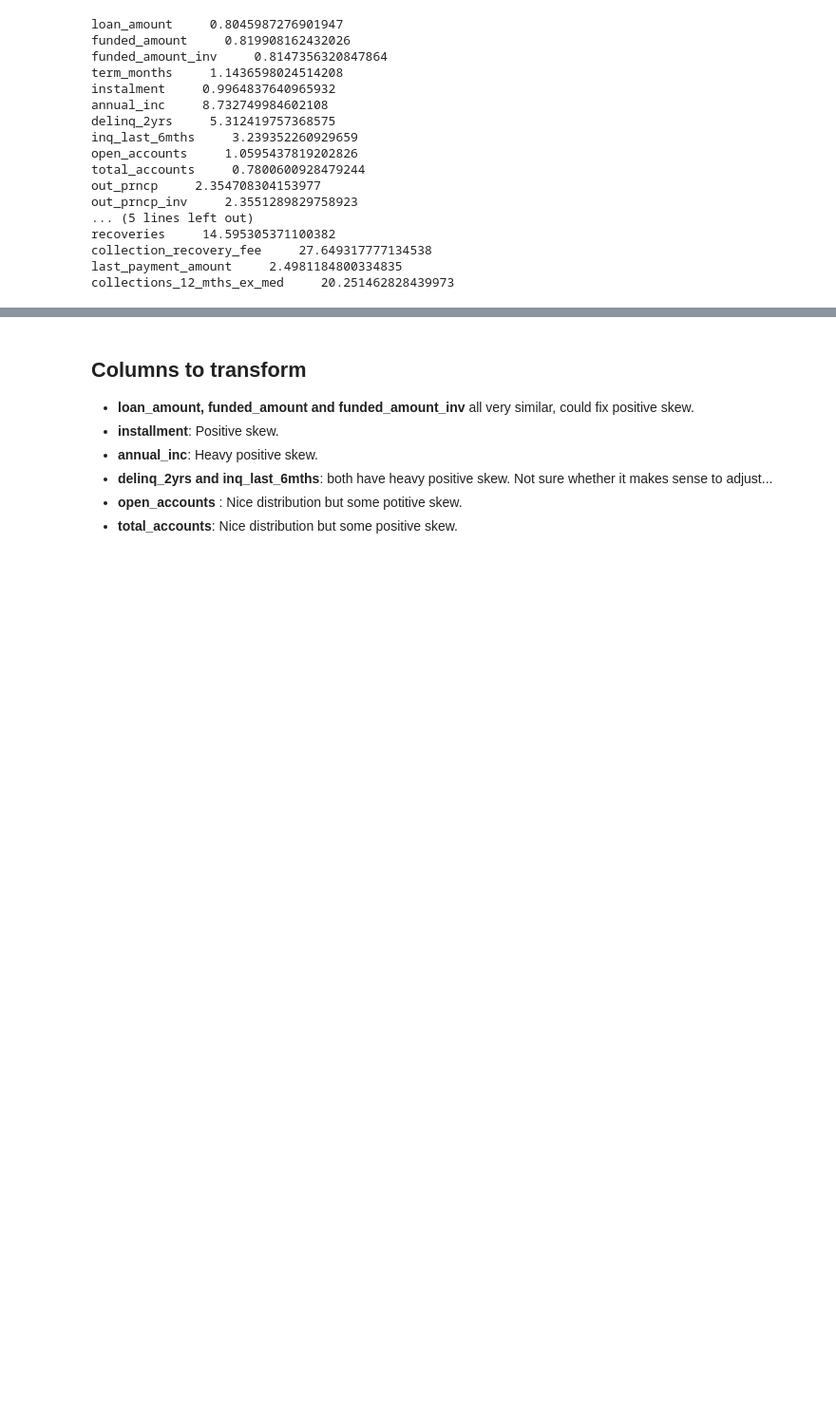
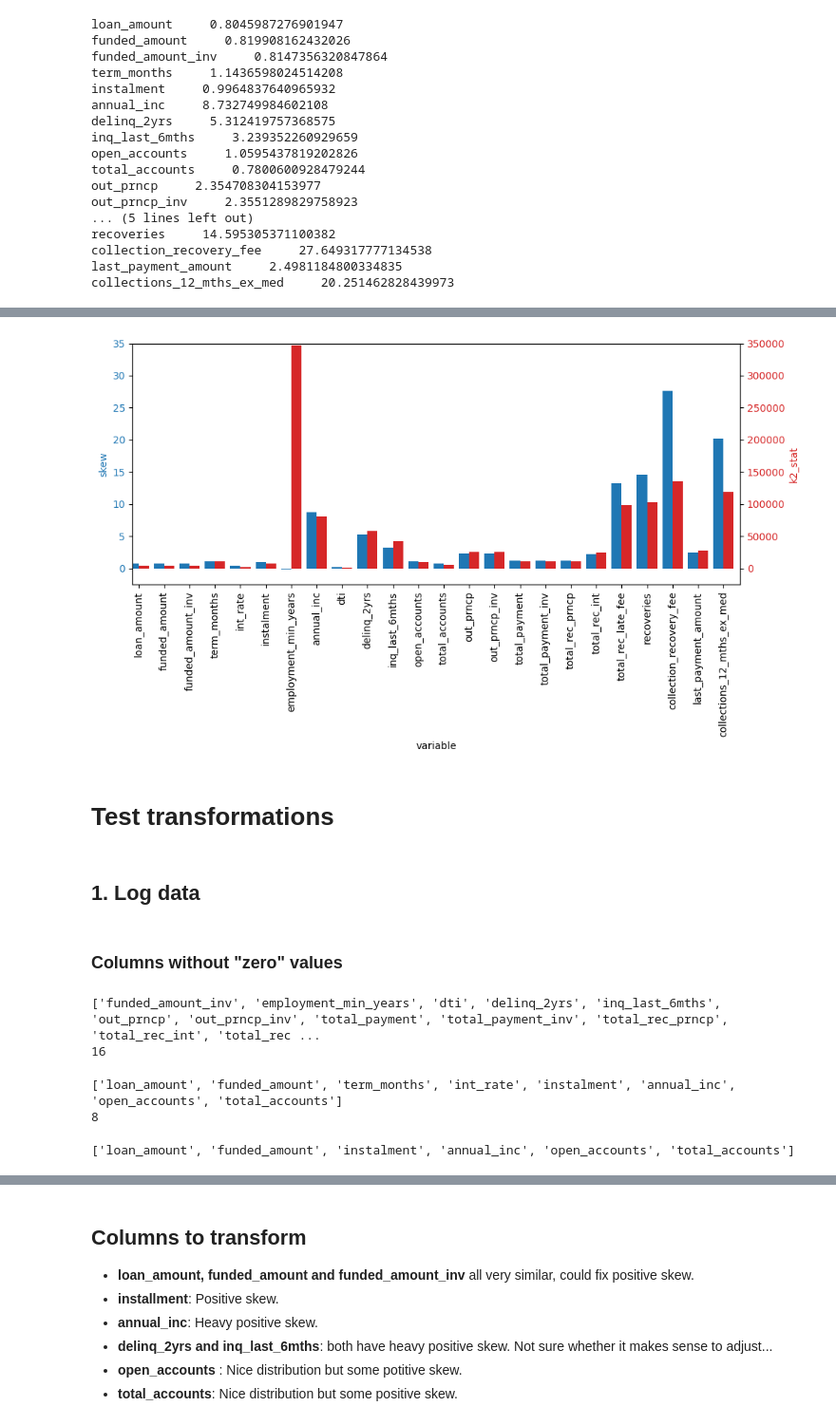
Before and after one commit to armazzer/customer_loans, a Jupyter notebook: skew_review.ipynb, the cells around one changed output, grey strips where cells are left out. Shown at 95% size. Drawn from its saved outputs; the diff is of its cells as text; code cells hidden in the pictures; blank space fills up the shorter version.

```diff
--- a/skew_review.ipynb
+++ b/skew_review.ipynb
@@ -171,0 +140,8 @@ skew_info.show_dict()
+# %%
+skew_df.insert(loc=0, column='variable', value=col_names)
+# %%
+skew_values = list(skew_dict.values())
+skew_df.insert(loc=1, column='skew', value=skew_values)
+# %%
+k2_values = list(k2_dict.values())
+skew_df.insert(loc=2, column='k2_stat', value=k2_values)
@@ -171,0 +168,2 @@ skew_info.show_dict()
+# %%
+skew_df = skew_df.set_index("variable")
@@ -171,0 +180,28 @@ skew_info.show_dict()
+# %%
+# Create a figure with dual y-axis
+fig, ax1 = plt.subplots(figsize=(10, 6))
+
+color1 = 'tab:blue'
+skew_df['skew'].plot(kind='bar', ax=ax1, width=0.4, position=1, color=color1)
+ax1.set_ylabel('skew', color=color1)
+ax1.tick_params(axis='y', labelcolor=color1)
+ax1.set_ylim(bottom=-2.5)
+ax1.set_ylim(top=35)
+
+ax2 = ax1.twinx()
+color2 = 'tab:red'
+skew_df['k2_stat'].plot(kind='bar', ax=ax2, width=0.4, position=0, color=color2)
+ax2.set_ylabel('k2_stat', color=color2)
+ax2.tick_params(axis='y', labelcolor=color2)
+ax2.set_ylim(bottom=-25000)
+ax2.set_ylim(top=350000)
+
+fig.tight_layout()
+# %% [output]
+[figure, added]
+# %% [markdown]
+# Test transformations
+# %% [markdown]
+## 1. Log data
+# %% [markdown]
+### Columns without "zero" values
@@ -171,0 +210,25 @@ skew_info.show_dict()
+# %%
+# Create list of columns that contain zero values.
+zero_cols = loans_copy_a.columns[(loans_copy_a == 0).any()]
+zero_cols = list(zero_cols)
+print(zero_cols)
+print(len(zero_cols))
+# %% [output]
+['funded_amount_inv', 'employment_min_years', 'dti', 'delinq_2yrs', 'inq_last_6mths', 'out_prncp', 'out_prncp_inv', 'total_payment', 'total_payment_inv', 'total_rec_prncp', 'total_rec_int', 'total_rec ...
+16
+# %%
+# Create list of columns that are in the skew_dict and do not contain zero vaues.
+cols_to_transform = [col for col in skew_dict if col not in zero_cols]
+
+print(cols_to_transform)
+print(len(cols_to_transform))
+# %% [output]
+['loan_amount', 'funded_amount', 'term_months', 'int_rate', 'instalment', 'annual_inc', 'open_accounts', 'total_accounts']
+8
+# %%
+# Term months and int_rate will be dropped from the list
+cols_to_transform.remove("term_months")
+cols_to_transform.remove("int_rate")
+print(cols_to_transform)
+# %% [output]
+['loan_amount', 'funded_amount', 'instalment', 'annual_inc', 'open_accounts', 'total_accounts']
```
Also changed, not shown: parts of 51 cells of this notebook.
